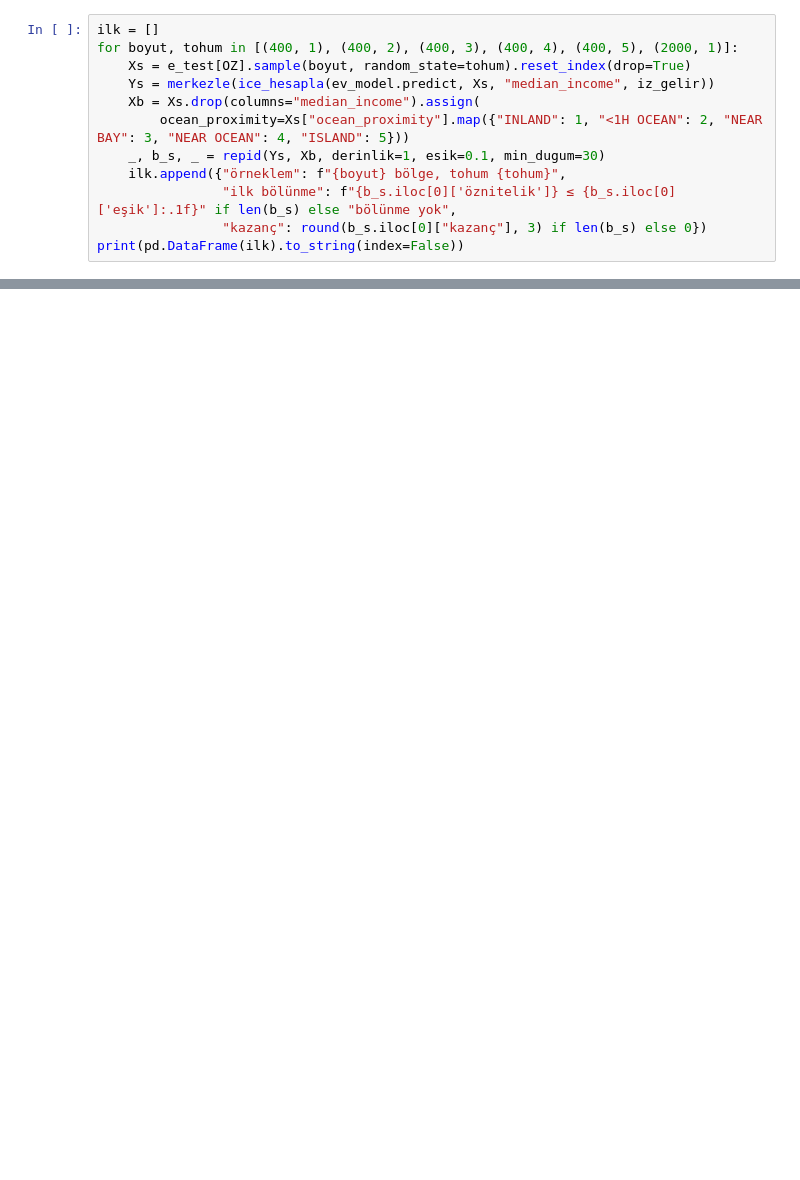
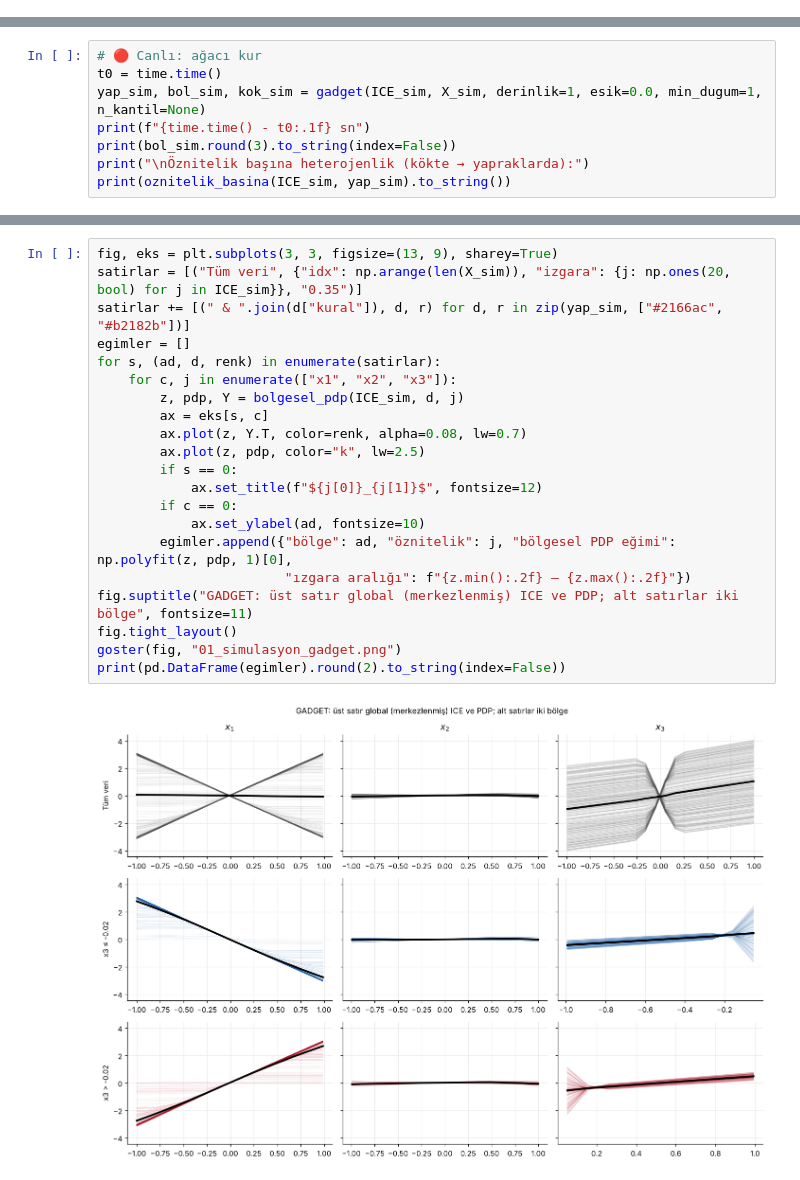
Before and after one commit to mesutpolatgil/xai-dersi-2026, a Jupyter notebook: 2026-guz/13_individual_conditional_expectation_ice/makale-yeniden-uretim/serapsahin-20269348009/analiz.ipynb, the cells around one changed output, grey strips where cells are left out. Drawn from its saved outputs; the diff is of its cells as text; blank space fills up the shorter version.

Commit message:
13. bölüm GADGET makale dosyalarını güncellendi

```diff
--- a/2026-guz/13_individual_conditional_expectation_ice/makale-yeniden-uretim/serapsahin-20269348009/analiz.ipynb
+++ b/2026-guz/13_individual_conditional_expectation_ice/makale-yeniden-uretim/serapsahin-20269348009/analiz.ipynb
@@ -574,12 +0,0 @@ housing_median_age ≤ 27.50 & total_rooms ≤ 1312.00   4   25   2   0
-# %%
-ilk = []
-for boyut, tohum in [(400, 1), (400, 2), (400, 3), (400, 4), (400, 5), (2000, 1)]:
-    Xs = e_test[OZ].sample(boyut, random_state=tohum).reset_index(drop=True)
-    Ys = merkezle(ice_hesapla(ev_model.predict, Xs, "median_income", iz_gelir))
-    Xb = Xs.drop(columns="median_income").assign(
-        ocean_proximity=Xs["ocean_proximity"].map({"INLAND": 1, "<1H OCEAN": 2, "NEAR BAY": 3, "NEAR OCEAN": 4, "ISLAND": 5}))
-    _, b_s, _ = repid(Ys, Xb, derinlik=1, esik=0.1, min_dugum=30)
-    ilk.append({"örneklem": f"{boyut} bölge, tohum {tohum}",
-                "ilk bölünme": f"{b_s.iloc[0]['öznitelik']} ≤ {b_s.iloc[0]['eşik']:.1f}" if len(b_s) else "bölünme yok",
-                "kazanç": round(b_s.iloc[0]["kazanç"], 3) if len(b_s) else 0})
-print(pd.DataFrame(ilk).to_string(index=False))
@@ -611,0 +240,8 @@ değişimine karşı tutarlı göründü.
+# %%
+# 🔴 Canlı: ağacı kur
+t0 = time.time()
+yap_sim, bol_sim, kok_sim = gadget(ICE_sim, X_sim, derinlik=1, esik=0.0, min_dugum=1, n_kantil=None)
+print(f"{time.time() - t0:.1f} sn")
+print(bol_sim.round(3).to_string(index=False))
+print("\nÖznitelik başına heterojenlik (kökte → yapraklarda):")
+print(oznitelik_basina(ICE_sim, yap_sim).to_string())
@@ -611,0 +258,23 @@ değişimine karşı tutarlı göründü.
+# %%
+fig, eks = plt.subplots(3, 3, figsize=(13, 9), sharey=True)
+satirlar = [("Tüm veri", {"idx": np.arange(len(X_sim)), "izgara": {j: np.ones(20, bool) for j in ICE_sim}}, "0.35")]
+satirlar += [(" & ".join(d["kural"]), d, r) for d, r in zip(yap_sim, ["#2166ac", "#b2182b"])]
+egimler = []
+for s, (ad, d, renk) in enumerate(satirlar):
+    for c, j in enumerate(["x1", "x2", "x3"]):
+        z, pdp, Y = bolgesel_pdp(ICE_sim, d, j)
+        ax = eks[s, c]
+        ax.plot(z, Y.T, color=renk, alpha=0.08, lw=0.7)
+        ax.plot(z, pdp, color="k", lw=2.5)
+        if s == 0:
+            ax.set_title(f"${j[0]}_{j[1]}$", fontsize=12)
+        if c == 0:
+            ax.set_ylabel(ad, fontsize=10)
+        egimler.append({"bölge": ad, "öznitelik": j, "bölgesel PDP eğimi": np.polyfit(z, pdp, 1)[0],
+                        "ızgara aralığı": f"{z.min():.2f} – {z.max():.2f}"})
+fig.suptitle("GADGET: üst satır global (merkezlenmiş) ICE ve PDP; alt satırlar iki bölge", fontsize=11)
+fig.tight_layout()
+goster(fig, "01_simulasyon_gadget.png")
+print(pd.DataFrame(egimler).round(2).to_string(index=False))
+# %% [output]
+[figure, added]
```
Also changed, not shown: parts of 49 cells of this notebook, 6 other files.
